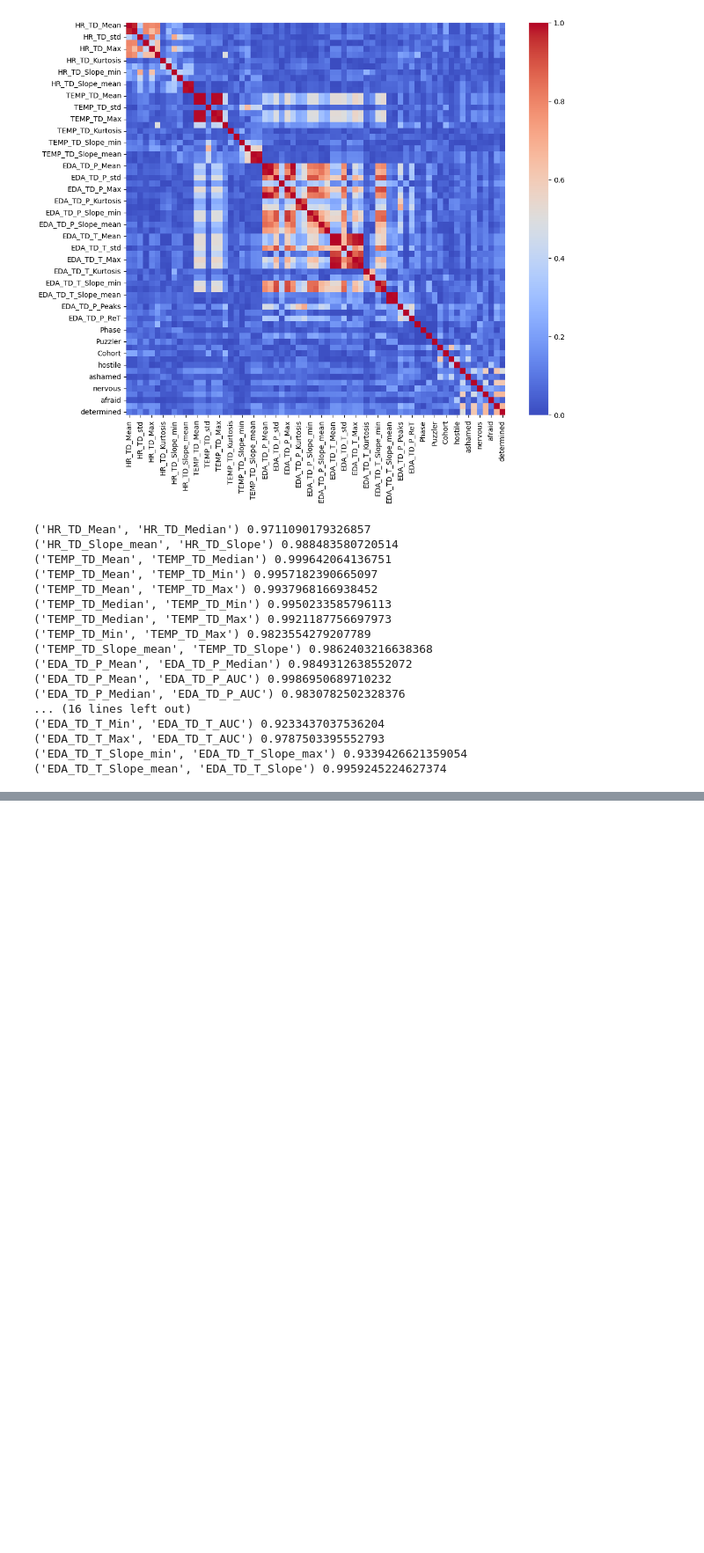
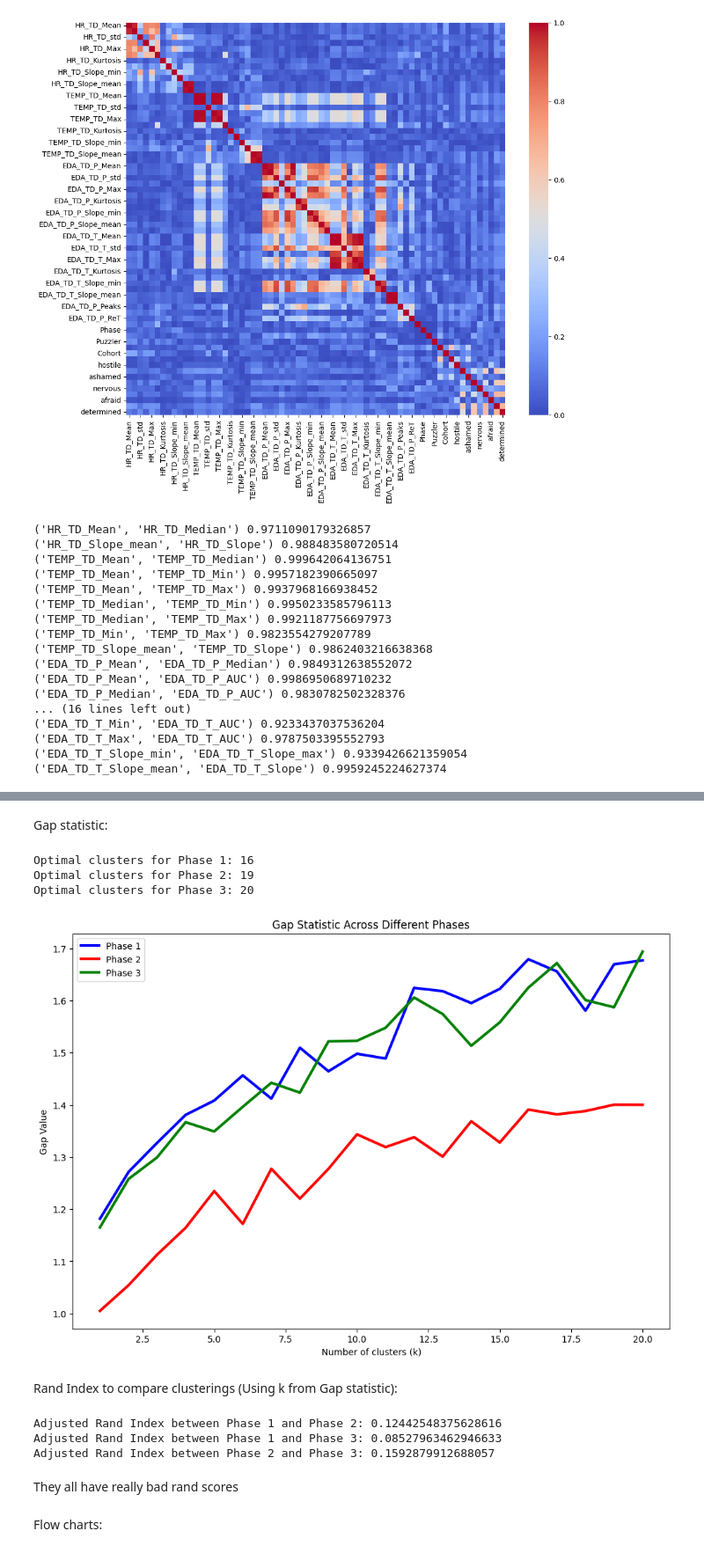
Before and after one commit to lukyrasocha/emo-stress, a Jupyter notebook: main.ipynb, the cells around one changed output, grey strips where cells are left out. Shown at 88% size. Drawn from its saved outputs; the diff is of its cells as text; code cells hidden in the pictures; blank space fills up the shorter version.

```diff
--- a/main.ipynb
+++ b/main.ipynb
@@ -159,0 +252,58 @@ data.loc[data['Phase'] == 3, 'Cluster'] = kmeans.labels_
+# %% [markdown]
+Gap statistic:
+# %%
+def compute_gap_statistic(data, max_k, title, plot_color):
+    optimalK = OptimalK(n_jobs=-1, parallel_backend='joblib')
+    n_clusters = optimalK(data, cluster_array=np.arange(1, max_k+1))
+    print(f'Optimal clusters for {title}: {n_clusters}')
+
+    plt.plot(optimalK.gap_df['n_clusters'], optimalK.gap_df['gap_value'], linewidth=3, label=f'{title}', color=plot_color)
+
+
+max_k = 20
+
+plt.figure(figsize=(12, 8))
+compute_gap_statistic(X_phase1, max_k, 'Phase 1', 'blue')
+compute_gap_statistic(X_phase2, max_k, 'Phase 2', 'red')
+compute_gap_statistic(X_phase3, max_k, 'Phase 3', 'green')
+
+plt.xlabel('Number of clusters (k)')
+plt.ylabel('Gap Value')
+plt.title('Gap Statistic Across Different Phases')
+plt.legend()
+plt.show()
+# %% [output]
+Optimal clusters for Phase 1: 16
+Optimal clusters for Phase 2: 19
+Optimal clusters for Phase 3: 20
+[figure, added]
+# %% [markdown]
+Rand Index to compare clusterings (Using k from Gap statistic):
+# %%
+kmeans_phase1 = KMeans(n_init='auto',n_clusters=19, random_state=0).fit(X_phase1)
+kmeans_phase2 = KMeans(n_init='auto',n_clusters=20, random_state=0).fit(X_phase2)
+kmeans_phase3 = KMeans(n_init='auto',n_clusters=14, random_state=0).fit(X_phase3)
+
+labels_phase1 = kmeans_phase1.labels_
+labels_phase2 = kmeans_phase2.labels_
+labels_phase3 = kmeans_phase3.labels_
+
+# Calculate Rand Index between Phase 1 and Phase 2
+rand_index_1_2 = adjusted_rand_score(labels_phase1, labels_phase2)
+print("Adjusted Rand Index between Phase 1 and Phase 2:", rand_index_1_2)
+
+# Calculate Rand Index between Phase 1 and Phase 3
+rand_index_1_3 = adjusted_rand_score(labels_phase1, labels_phase3)
+print("Adjusted Rand Index between Phase 1 and Phase 3:", rand_index_1_3)
+
+# Calculate Rand Index between Phase 2 and Phase 3
+rand_index_2_3 = adjusted_rand_score(labels_phase2, labels_phase3)
+print("Adjusted Rand Index between Phase 2 and Phase 3:", rand_index_2_3)
+# %% [output]
+Adjusted Rand Index between Phase 1 and Phase 2: 0.12442548375628616
+Adjusted Rand Index between Phase 1 and Phase 3: 0.08527963462946633
+Adjusted Rand Index between Phase 2 and Phase 3: 0.1592879912688057
+# %% [markdown]
+They all have really bad rand scores
+# %% [markdown]
+Flow charts:
```
Also changed, not shown: parts of 8 cells of this notebook.
